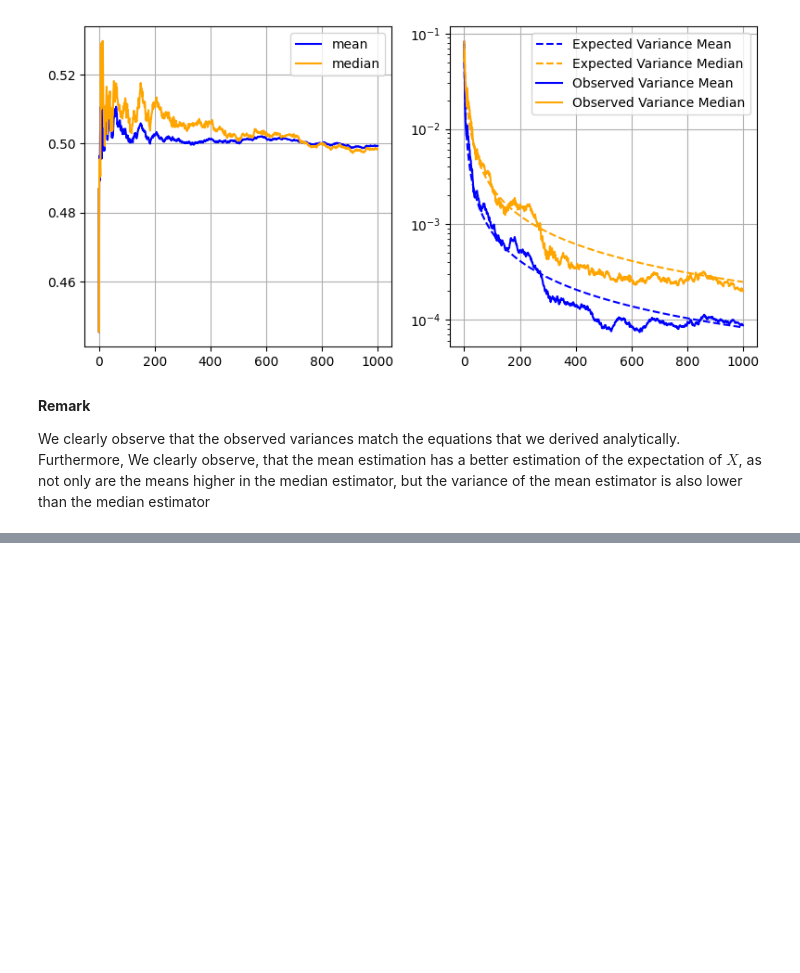
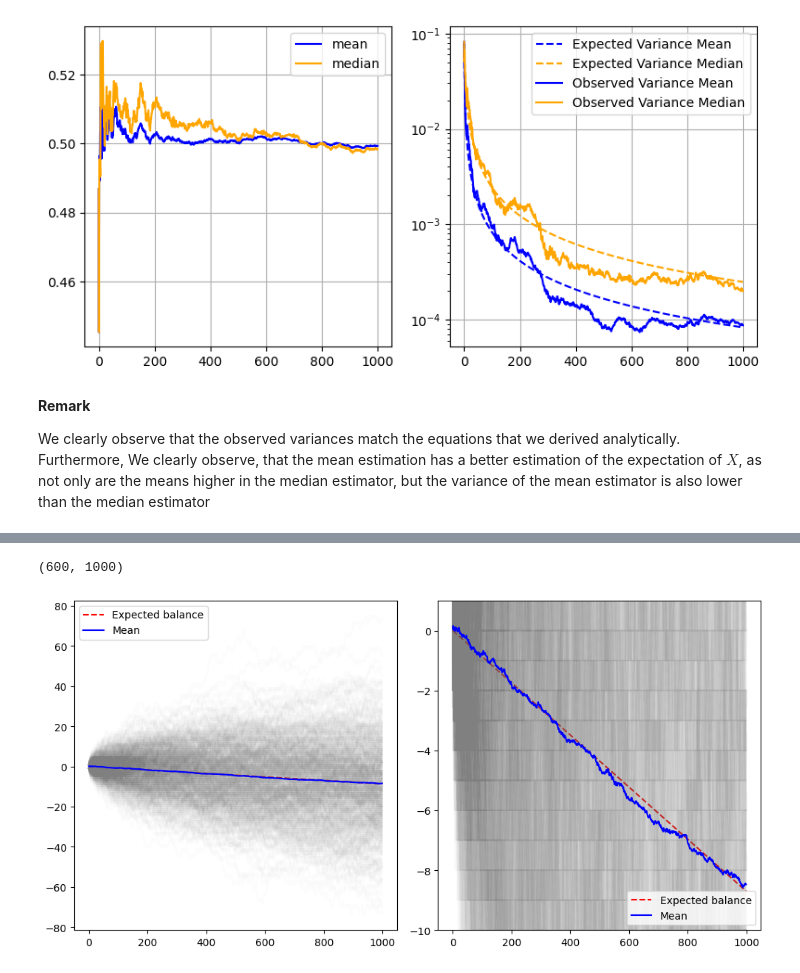
Before and after one commit to FelixCeard/Statistical-Learning-, a Jupyter notebook: sheet-01/code.ipynb, the cells around one changed output, grey strips where cells are left out. Drawn from its saved outputs; the diff is of its cells as text; code cells hidden in the pictures; blank space fills up the shorter version.

```diff
--- a/sheet-01/code.ipynb
+++ b/sheet-01/code.ipynb
@@ -196,0 +199,13 @@ We clearly observe that the observed variances match the equations that we deriv
+# %%
+P = np.array([
+    [0.0,   0.095, 0.905],
+    [0.255, 0.0,   0.745],
+    [0.745, 0.255, 0.0]
+])
+pi = np.array([1.0, 1.0, 1.0]) / 3.0
+# %%
+steps = 10
+for step in range(steps):
+    pi = pi @ P
+
+print(pi)
@@ -196,0 +244,51 @@ We clearly observe that the observed variances match the equations that we deriv
+# %%
+NUM_STEPS = 1000
+
+CAPITAL_RANGE = range(1, 31)
+
+np.random.seed(SEED)
+all_deltas = []
+for run in range(NUM_RUNS):
+    for capital in CAPITAL_RANGE:
+        env = Environment(capital=capital)
+
+        deltas = []
+
+        for step in range(NUM_STEPS):
+            new_capital = env.step()
+
+            delta = new_capital - capital
+            deltas.append(delta)
+
+        all_deltas.append(deltas)
+
+all_deltas = np.array(all_deltas)
+all_deltas.shape
+# %% [output]
+(600, 1000)
+# %%
+expected_delta = np.linspace(0, NUM_STEPS, NUM_STEPS) * (-0.0086952867)
+
+min_offset = min(np.min(all_deltas), np.min(expected_delta))
+
+means = np.mean(all_deltas, axis=0)
+fig, ax = plt.subplots(1, 2, figsize=(10, 5))
+
+ax[0].plot(expected_delta, label="Expected balance", c='red', linestyle='--')
+ax[1].plot(expected_delta, label="Expected balance", c='red', linestyle='--')
+for run in range(all_deltas.shape[0]):
+    ax[0].plot(all_deltas[run], c='gray', alpha=0.02)
+    ax[1].plot(all_deltas[run], c='gray', alpha=0.02)
+
+ax[0].plot(means, label="Mean", c='blue')
+ax[1].plot(means, label="Mean", c='blue')
+
+# zoom in on the y axis
+ax[1].set_ylim(-10, 1)
+
+ax[0].legend()
+ax[1].legend()
+
+fig.tight_layout()
+# %% [output]
+[figure, added]
```
Also changed, not shown: parts of 4 cells of this notebook, 2 other files.
